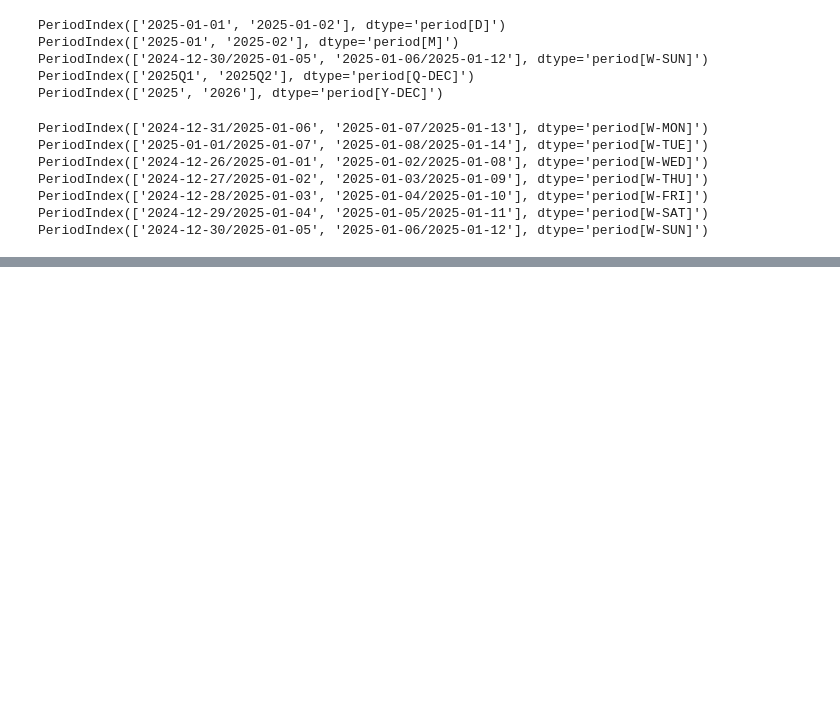
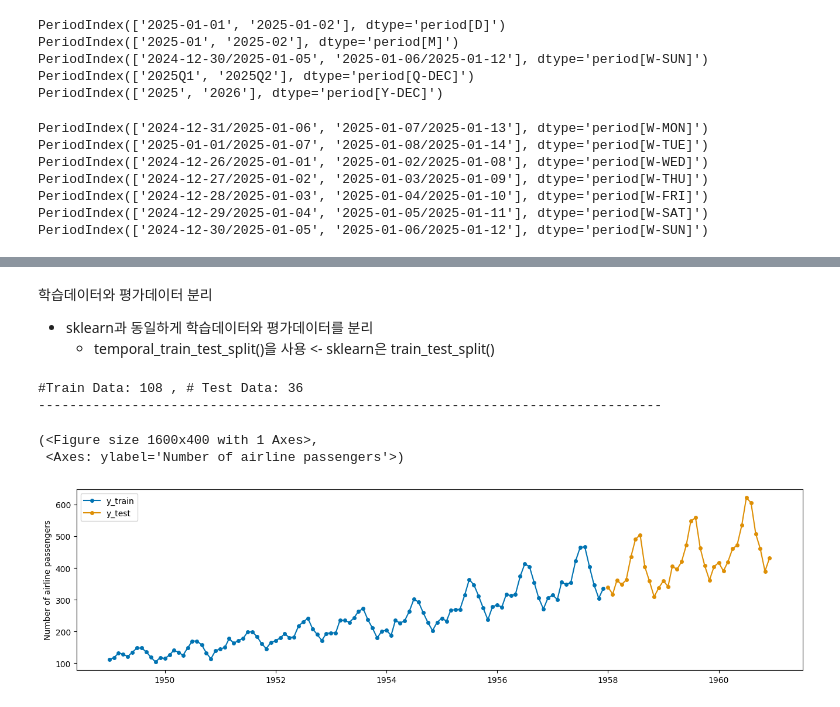
Before and after one commit to soomi-chloe/timeseries_proj, a Jupyter notebook: mid.ipynb, the cells around one changed output, grey strips where cells are left out. Saved outputs shown, nothing was run; the diff lists cells and outputs as text; code cells hidden in the pictures; blank space fills up the shorter version.

```diff
--- a/mid.ipynb
+++ b/mid.ipynb
@@ -379,0 +978,23 @@ PeriodIndex(['2024-12-30/2025-01-05', '2025-01-06/2025-01-12'], dtype='period[W-
+# %% [markdown]
+학습데이터와 평가데이터 분리
+- sklearn과 동일하게 학습데이터와 평가데이터를 분리
+    - temporal_train_test_split()을 사용 <- sklearn은 train_test_split()
+# %%
+# 시계열 데이터세트를 train, test로 나누는 함수
+from sktime.forecasting.model_selection import temporal_train_test_split
+
+# 36개월을 test 데이터세트로 사용하고 나머지를 train 데이터세트로 사용
+y_train, y_test = temporal_train_test_split(ts, test_size=36)
+
+# 데이터세트 개수 확인
+print('#Train Data:', y_train.shape[0], ', # Test Data:', y_test.shape[0])
+print('-'*80)
+
+# 시각화
+plot_series(y_train, y_test, labels=["y_train", "y_test"])
+# %% [output]
+#Train Data: 108 , # Test Data: 36
+--------------------------------------------------------------------------------
+(<Figure size 1600x400 with 1 Axes>,
+ <Axes: ylabel='Number of airline passengers'>)
+[figure, added]
```
Also changed, not shown: parts of 150 cells of this notebook.
